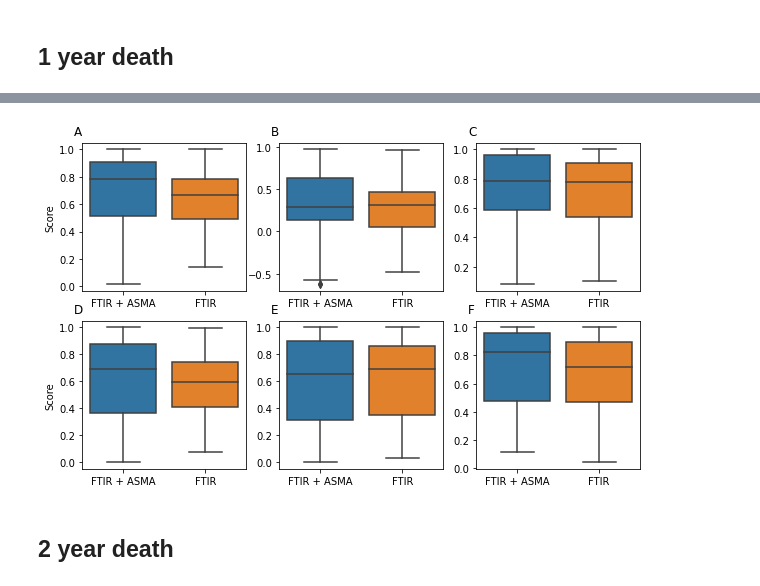
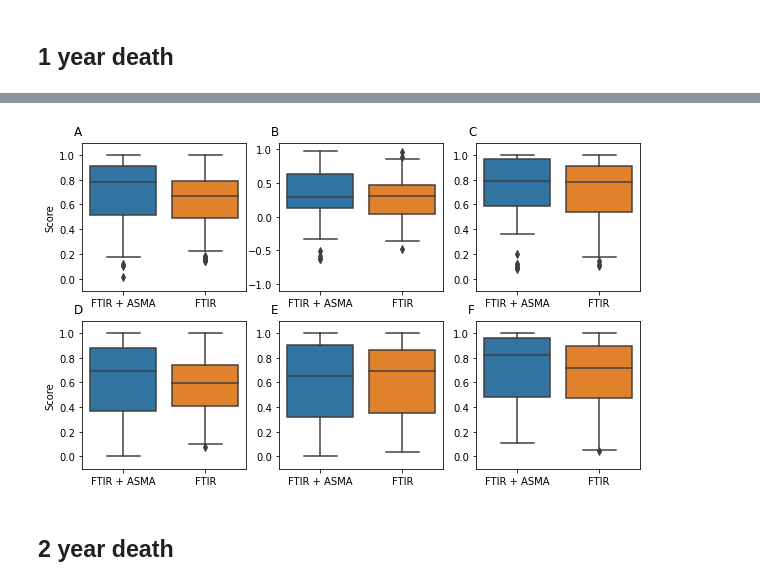
Before and after one commit to c-whitley/PHD, a Jupyter notebook: Prognosis_Plots.ipynb, the cells around one changed output, grey strips where cells are left out. Cells and saved outputs as stored; diff of their text form; code cells hidden in the pictures.

```diff
--- a/Prognosis_Plots.ipynb
+++ b/Prognosis_Plots.ipynb
@@ -108,4 +108,5 @@ for ax, (name, df) in zip(axes, patients.groupby('1yeardeath')):
 
     df.sort_values(by='ASMA')['ASMA'].hist(ax=ax, bins=3, edgecolor='black', grid=False, histtype='barstacked', rwidth=1.0)
     ax.set_ylabel('Count')
+    ax.set_title(name)
 # %% [output]
@@ -262,21 +285,34 @@ fig.savefig('./Prognosis_Paper_Plots/PR_Curves.pdf', bbox_inches='tight')
 # %%
 fig, axes = plt.subplots(ncols=3, nrows=2, figsize=(10,6))
 fig.subplots_adjust(wspace=0.2)
 
 for ax, name, let in zip(axes.flatten(), joined_sets.columns, string.ascii_uppercase):
-    ax = sns.boxplot(data=joined_sets.query('Set in ["1yd_ASMA", "1yd_no_ASMA"]').reset_index(), x='Set', y=name, ax=ax)
+    ax = sns.boxplot(data=joined_sets.query('Set in ["1yd_ASMA", "1yd_no_ASMA"]').reset_index()
+    , x='Set'
+    , y=name
+    , ax=ax
+    , whis=1)
     ax.set_xticklabels(['FTIR + ASMA', 'FTIR'])
     ax.set_xlabel(None)
+
     if let in ['A', 'D']:
         ax.set_ylabel('Score')
     else:
         ax.set_ylabel(None)
+
+
+    if let == 'B':
+        ax.set_ylim(-1.1,1.1)
+
+    else:
+        ax.set_ylim(-0.1,1.1)
+
     ax.text(-0.05, 1.05, let, size='large', transform=ax.transAxes)
 
 
 fig.savefig('./Prognosis_Paper_Plots/Stats_Plots/Stats_Plot_1yeardeath.pdf', bbox_inches='tight')
 # %% [output]
-[figure, old version]
+[figure, new version]
 # %% [markdown]
 ## 2 year death
 # %%
```
Also changed, not shown: parts of 14 cells of this notebook, 28 other files.
